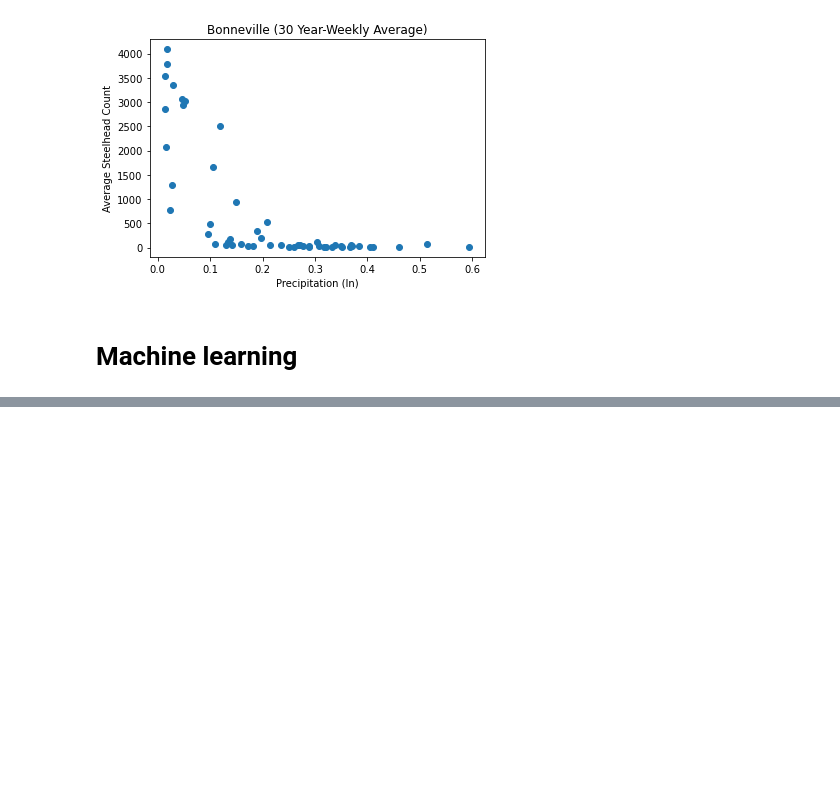
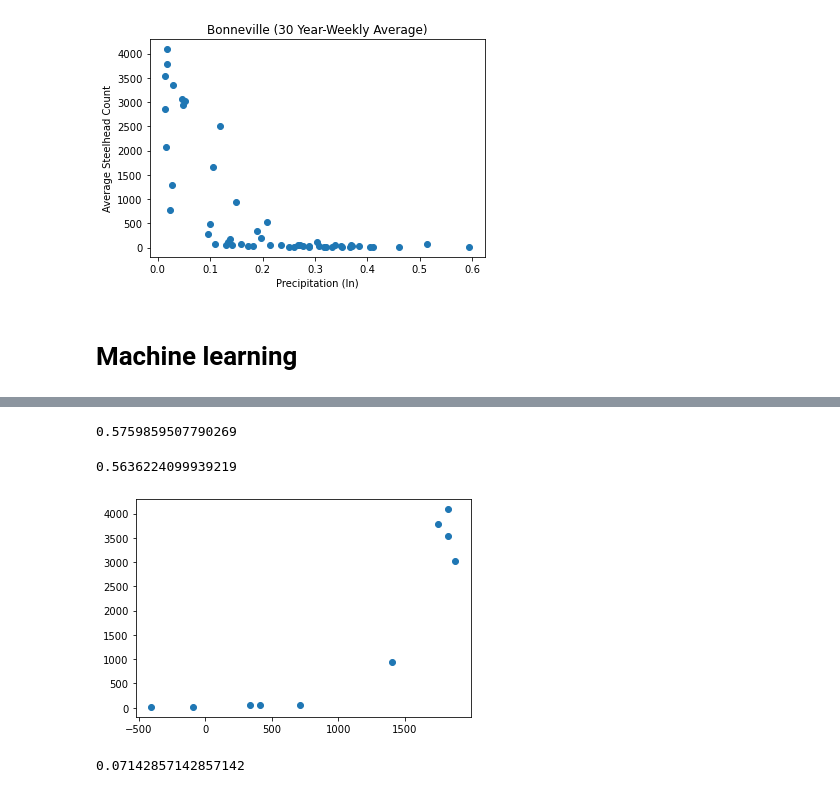
Before and after one commit to mthalken/fish_count, a Jupyter notebook: fish_ml_practice.ipynb, the cells around one changed output, grey strips where cells are left out. Cells and saved outputs as stored; diff of their text form; code cells hidden in the pictures; blank space fills up the shorter version.

```diff
--- a/fish_ml_practice.ipynb
+++ b/fish_ml_practice.ipynb
@@ -53,9 +53,7 @@ week_month
 | 11587 | 39 | 9 | 80.0 | 53.0 | 0.00 | 66.20 | 1049.0 |
 8528 rows × 7 columns
 # %%
-# Make a df grouped by average count on week number
-week_df = week_month.groupby(['weeknumber']).mean().reset_index()
-week_df.head()
+day_df
 # %% [output]
 |  | weeknumber | monthvalue | maxtempf | mintempf | precipitationinch | watertempf | stlheadcount |
 | 0 | 1 | 1.000000 | 41.833333 | 32.185185 | 0.366481 | 40.860000 | 17.185185 |
@@ -174,4 +172,5 @@ X = week_df.drop('stlheadcount', axis=1)
 # X = pd.get_dummies(X)
 
 # Creating target
-y = week_df.loc[:, target].copy()
+y = week_df['stlheadcount']
+y
@@ -475,0 +297,6 @@ avg / total       0.14      0.14      1.00      0.14      0.14      0.14
+# %%
+# Train the Logistic Regression model using the resampled data
+from sklearn.linear_model import LinearRegression
+
+model = LinearRegression()
+model.fit(X_train, y_train)
@@ -475,0 +340,22 @@ avg / total       0.14      0.14      1.00      0.14      0.14      0.14
+# %%
+model.score(X_train, y_train)
+# %% [output]
+0.5759859507790269
+# %%
+model.score(X_test, y_test)
+# %% [output]
+0.5636224099939219
+# %%
+# Plot of fish count by rain
+plt.scatter(model.predict(X_test)[:10], y_test[:10])
+
+plt.show()
+# %% [output]
+[figure, added]
+# %%
+# Calculated the balanced accuracy score
+from sklearn.metrics import balanced_accuracy_score
+nro = balanced_accuracy_score(y_test, y_pred)
+nro
+# %% [output]
+0.07142857142857142
```
Also changed, not shown: parts of 82 cells of this notebook.
